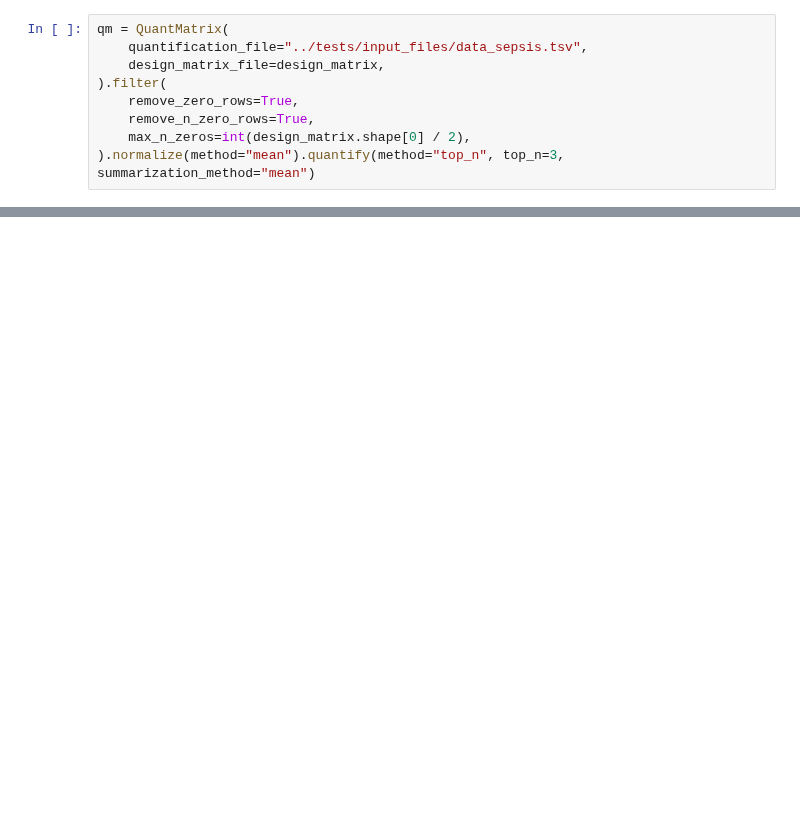
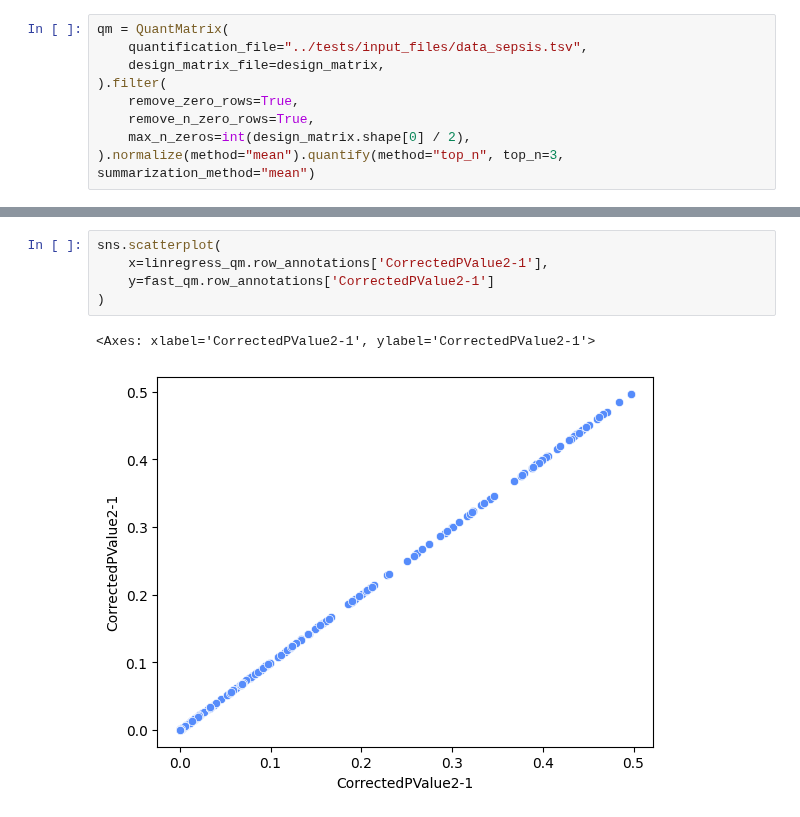
Before and after one commit to InfectionMedicineProteomics/DPKS, a Jupyter notebook: notebooks/differential_expression_fast_test_with_na.ipynb, the cells around one changed output, grey strips where cells are left out. Drawn from its saved outputs; the diff is of its cells as text; blank space fills up the shorter version.

```diff
--- a/notebooks/differential_expression_fast_test_with_na.ipynb
+++ b/notebooks/differential_expression_fast_test_with_na.ipynb
@@ -58,0 +105,8 @@ sns.scatterplot(
+# %%
+sns.scatterplot(
+    x=linregress_qm.row_annotations['CorrectedPValue2-1'],
+    y=fast_qm.row_annotations['CorrectedPValue2-1']
+)
+# %% [output]
+<Axes: xlabel='CorrectedPValue2-1', ylabel='CorrectedPValue2-1'>
+[figure, added]
```
Also changed, not shown: parts of 11 cells of this notebook, 1 other file.
